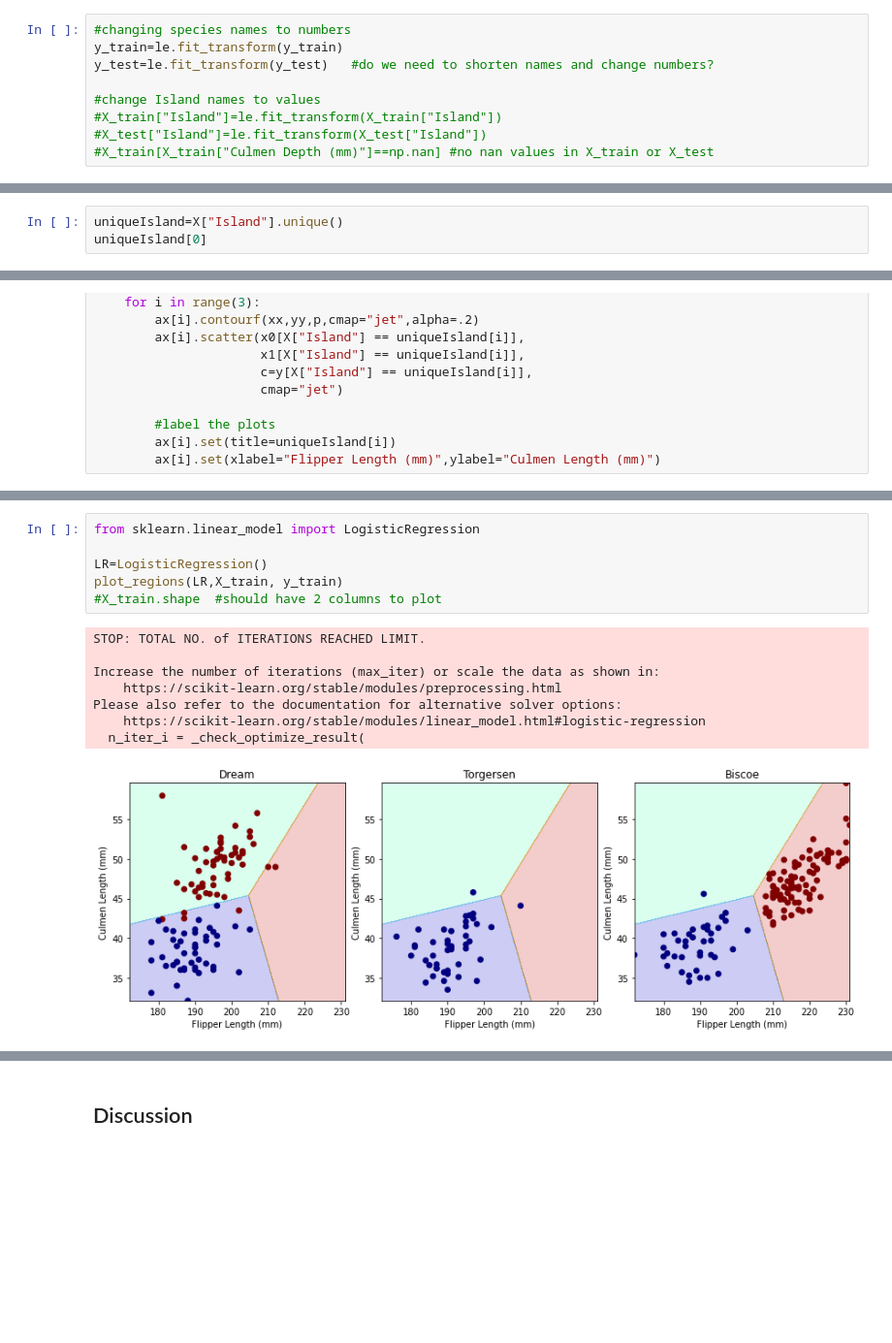
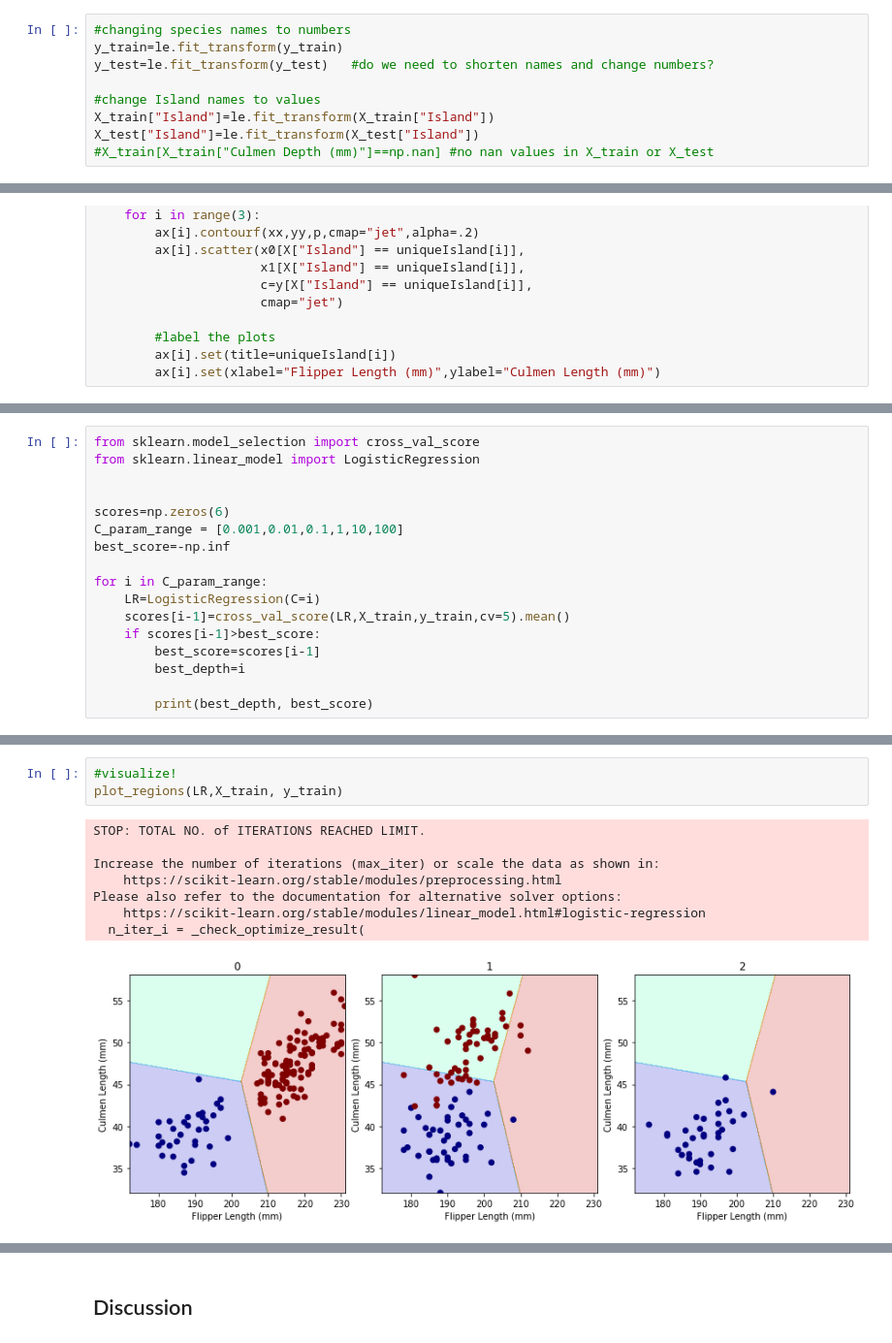
Before and after one commit to rainbowschubert/Palmer-Penguins-Analysis, a Jupyter notebook: 2A11-Penguins Group Project (1).ipynb, the cells around one changed output, grey strips where cells are left out. Shown at 97% size. Cells and saved outputs as stored; diff of their text form; blank space fills up the shorter version.

```diff
--- a/2A11-Penguins Group Project (1).ipynb
+++ b/2A11-Penguins Group Project (1).ipynb
@@ -32,6 +42,6 @@ y_train=le.fit_transform(y_train)
 y_test=le.fit_transform(y_test)   #do we need to shorten names and change numbers?
 
 #change Island names to values
-#X_train["Island"]=le.fit_transform(X_train["Island"])
-#X_test["Island"]=le.fit_transform(X_test["Island"])
+X_train["Island"]=le.fit_transform(X_train["Island"])
+X_test["Island"]=le.fit_transform(X_test["Island"])
 #X_train[X_train["Culmen Depth (mm)"]==np.nan] #no nan values in X_train or X_test
@@ -112,3 +132,0 @@ These statistic summaries also show us that Adelie penguins have average culmen
-# %%
-uniqueIsland=X["Island"].unique()
-uniqueIsland[0]
@@ -164,0 +185,17 @@ def plot_regions(c,X,y):
+# %%
+from sklearn.model_selection import cross_val_score
+from sklearn.linear_model import LogisticRegression
+
+
+scores=np.zeros(6)
+C_param_range = [0.001,0.01,0.1,1,10,100]
+best_score=-np.inf
+
+for i in C_param_range:
+    LR=LogisticRegression(C=i)
+    scores[i-1]=cross_val_score(LR,X_train,y_train,cv=5).mean()
+    if scores[i-1]>best_score:
+        best_score=scores[i-1]
+        best_depth=i
+
+        print(best_depth, best_score)
@@ -165,15 +221,12 @@ def plot_regions(c,X,y):
 # %%
-from sklearn.linear_model import LogisticRegression
-
-LR=LogisticRegression()
+#visualize!
 plot_regions(LR,X_train, y_train)
-#X_train.shape  #should have 2 columns to plot
 # %% [output]
 STOP: TOTAL NO. of ITERATIONS REACHED LIMIT.
 
 Increase the number of iterations (max_iter) or scale the data as shown in:
     https://scikit-learn.org/stable/modules/preprocessing.html
 Please also refer to the documentation for alternative solver options:
     https://scikit-learn.org/stable/modules/linear_model.html#logistic-regression
   n_iter_i = _check_optimize_result(
-[figure, old version]
+[figure, new version]
```
Also changed, not shown: parts of 27 cells of this notebook.
